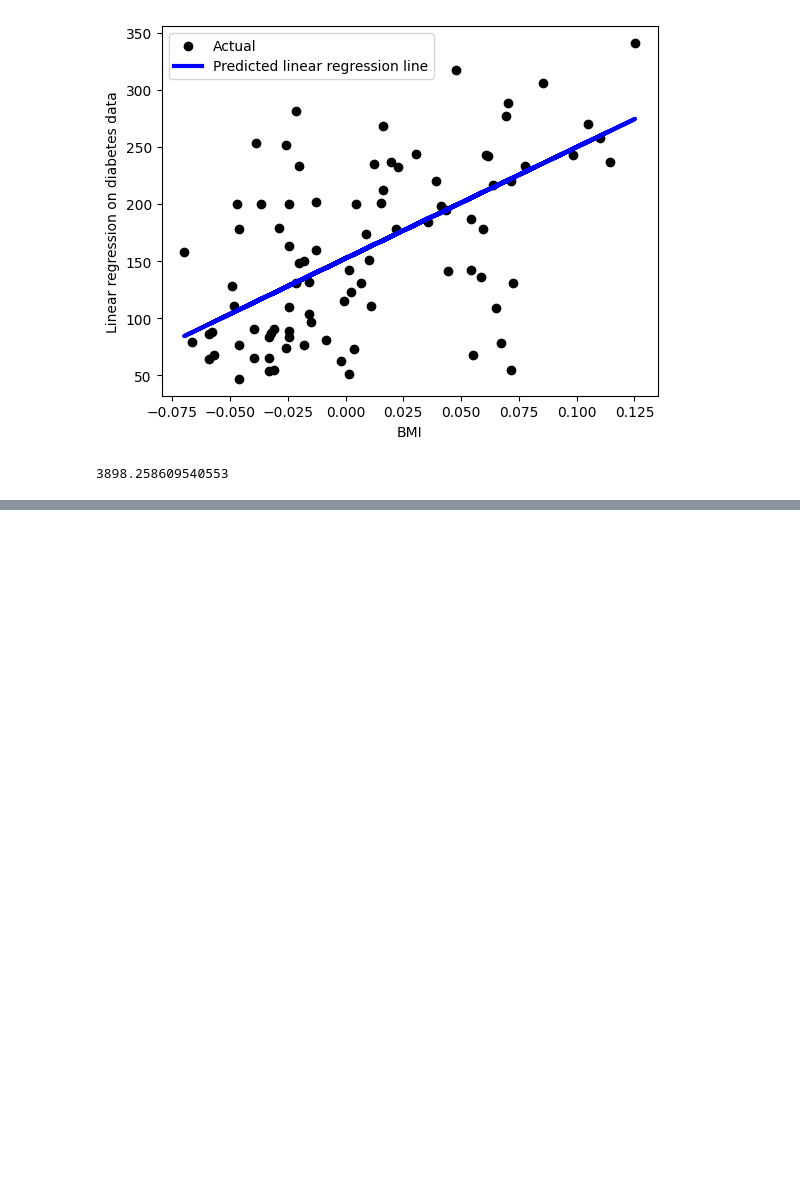
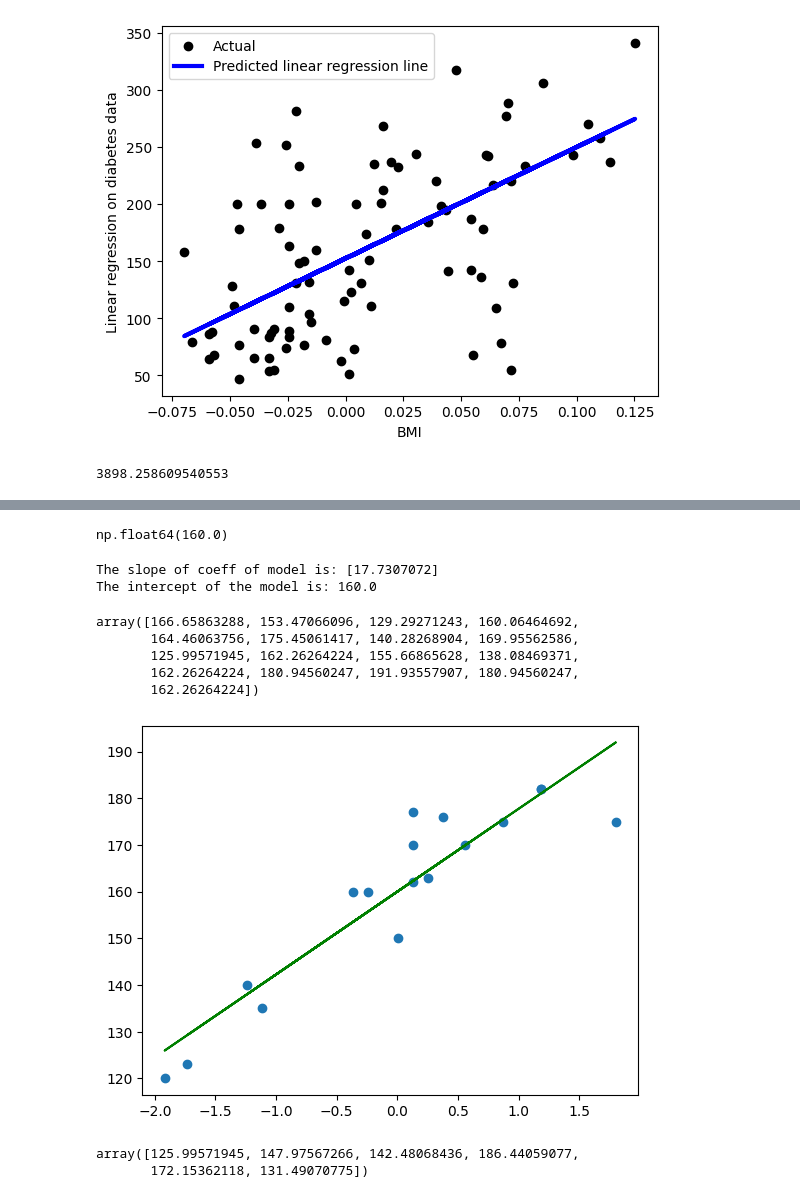
Before and after one commit to ydv-prince/Machine-Learning, a Jupyter notebook: 1_simple_linear_regression.ipynb, the cells around one changed output, grey strips where cells are left out. Cells and saved outputs as stored; diff of their text form; code cells hidden in the pictures; blank space fills up the shorter version.

```diff
--- a/1_simple_linear_regression.ipynb
+++ b/1_simple_linear_regression.ipynb
@@ -371,0 +643,2 @@ mean_squared_error(y_test, y_pred)
+# %%
+regressor = LinearRegression()
@@ -371,0 +649,2 @@ mean_squared_error(y_test, y_pred)
+# %%
+regressor.fit(x_train, y_train)
@@ -371,0 +661,10 @@ mean_squared_error(y_test, y_pred)
+# %%
+regressor.intercept_
+# %% [output]
+np.float64(160.0)
+# %%
+print(f"The slope of coeff of model is: {regressor.coef_}")
+print(f"The intercept of the model is: {regressor.intercept_}")
+# %% [output]
+The slope of coeff of model is: [17.7307072]
+The intercept of the model is: 160.0
@@ -371,0 +676,17 @@ mean_squared_error(y_test, y_pred)
+# %%
+# Prediction on train data
+regressor.predict(x_train)
+# %% [output]
+array([166.65863288, 153.47066096, 129.29271243, 160.06464692,
+       164.46063756, 175.45061417, 140.28268904, 169.95562586,
+       125.99571945, 162.26264224, 155.66865628, 138.08469371,
+       162.26264224, 180.94560247, 191.93557907, 180.94560247,
+       162.26264224])
+# %%
+y_pred = regressor.predict(x_train)
+# %%
+plt.scatter(x_train, y_train)
+plt.plot(x_train, y_pred, color = 'green')
+plt.show()
+# %% [output]
+[figure, added]
@@ -371,0 +696,5 @@ mean_squared_error(y_test, y_pred)
+# %%
+y_pred_test
+# %% [output]
+array([125.99571945, 147.97567266, 142.48068436, 186.44059077,
+       172.15362118, 131.49070775])
```
Also changed, not shown: parts of 56 cells of this notebook.
